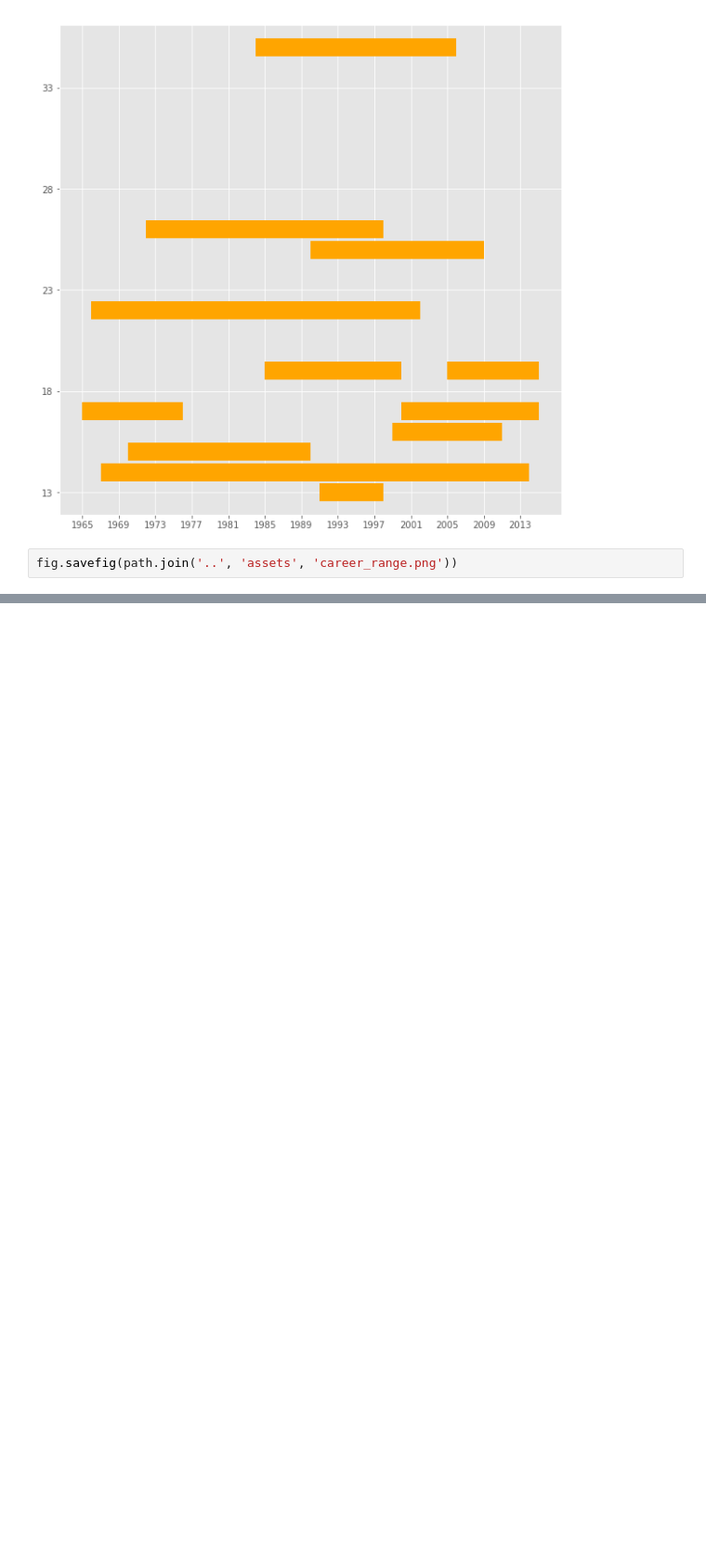
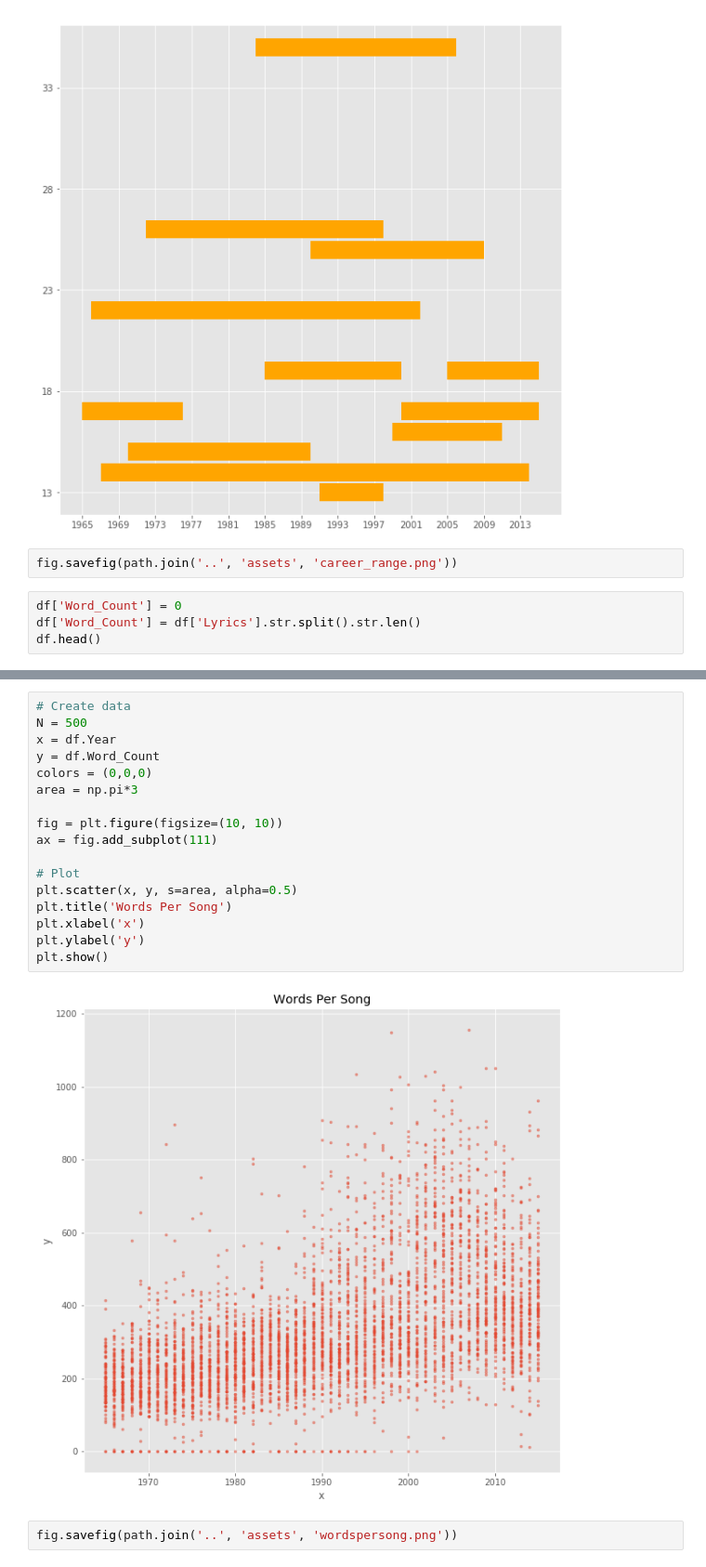
Before and after one commit to manulohiya/lyrics-billboard, a Jupyter notebook: notebooks/lyrics.ipynb, the cells around one changed output, grey strips where cells are left out. Shown at 93% size. Saved outputs shown, nothing was run; the diff lists cells and outputs as text; blank space fills up the shorter version.

Commit message:
unique words per song

```diff
--- a/notebooks/lyrics.ipynb
+++ b/notebooks/lyrics.ipynb
@@ -190,3 +182,7 @@ plt.show()
 [figure]
 # %%
 fig.savefig(path.join('..', 'assets', 'career_range.png'))
+# %%
+df['Word_Count'] = 0
+df['Word_Count'] = df['Lyrics'].str.split().str.len()
+df.head()
@@ -192,0 +196,21 @@ fig.savefig(path.join('..', 'assets', 'career_range.png'))
+# %%
+# Create data
+N = 500
+x = df.Year
+y = df.Word_Count
+colors = (0,0,0)
+area = np.pi*3
+
+fig = plt.figure(figsize=(10, 10))
+ax = fig.add_subplot(111)
+
+# Plot
+plt.scatter(x, y, s=area, alpha=0.5)
+plt.title('Words Per Song')
+plt.xlabel('x')
+plt.ylabel('y')
+plt.show()
+# %% [output]
+[figure, added]
+# %%
+fig.savefig(path.join('..', 'assets', 'wordspersong.png'))
```
Also changed, not shown: parts of 17 cells of this notebook, 6 other files.
